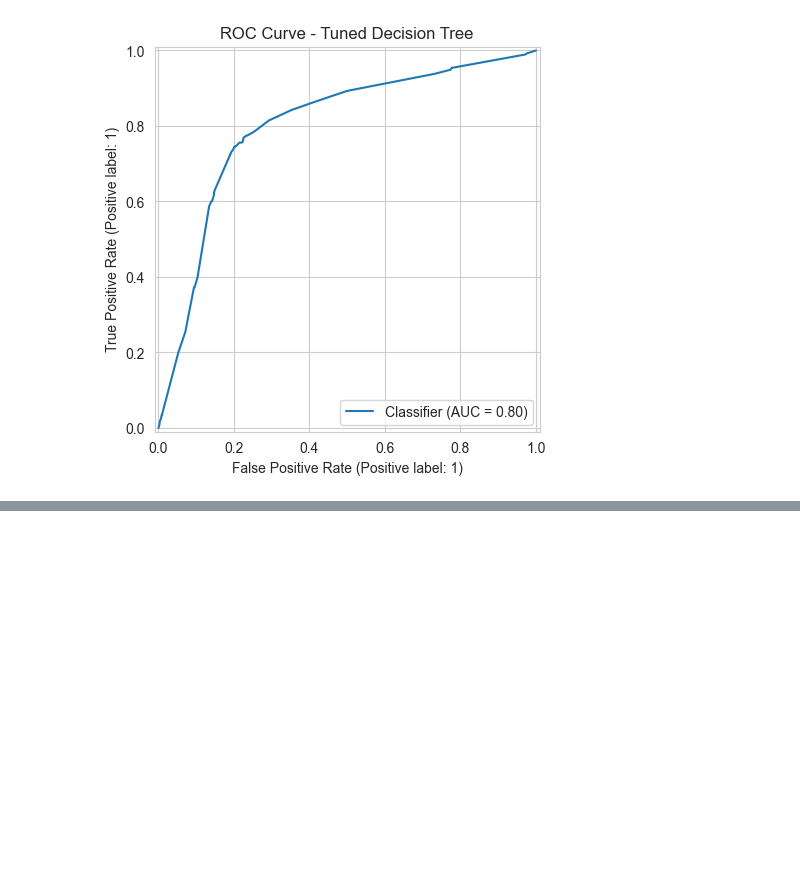
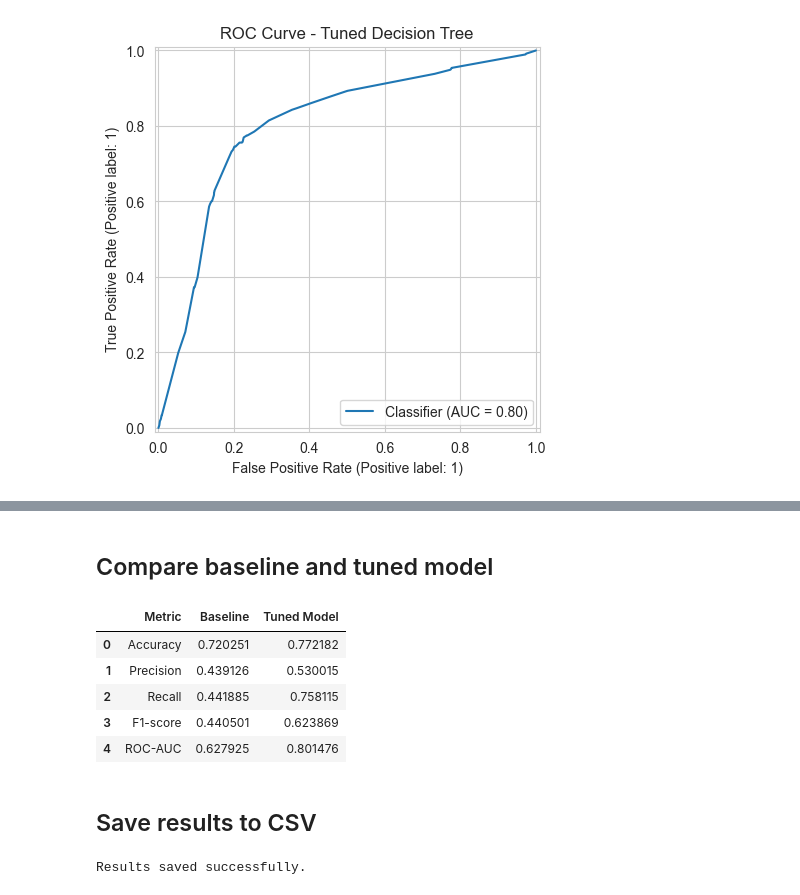
Before and after one commit to asitha-dharmarathne/Job-Change-Prediction-Using-Supervised-Learning, a Jupyter notebook: notebooks/03_decision_tree.ipynb, the cells around one changed output, grey strips where cells are left out. Cells and saved outputs as stored; diff of their text form; code cells hidden in the pictures; blank space fills up the shorter version.

```diff
--- a/notebooks/03_decision_tree.ipynb
+++ b/notebooks/03_decision_tree.ipynb
@@ -302,0 +347,26 @@ plt.show()
+# %% [markdown]
+## Compare baseline and tuned model
+# %%
+comparison_df = pd.DataFrame({
+    "Metric": ["Accuracy", "Precision", "Recall", "F1-score", "ROC-AUC"],
+    "Baseline": [accuracy, precision, recall, f1, roc_auc],
+    "Tuned Model": [accuracy_best, precision_best, recall_best, f1_best, roc_auc_best]
+})
+
+comparison_df
+# %% [output]
+|  | Metric | Baseline | Tuned Model |
+| 0 | Accuracy | 0.720251 | 0.772182 |
+| 1 | Precision | 0.439126 | 0.530015 |
+| 2 | Recall | 0.441885 | 0.758115 |
+| 3 | F1-score | 0.440501 | 0.623869 |
+| 4 | ROC-AUC | 0.627925 | 0.801476 |
+# %% [markdown]
+## Save results to CSV
+# %%
+comparison_df.to_csv("decision_tree_results.csv", index=False)
+feature_importance.to_csv("decision_tree_feature_importance.csv", index=False)
+
+print("Results saved successfully.")
+# %% [output]
+Results saved successfully.
```
Also changed, not shown: parts of 6 cells of this notebook, 2 other files.
